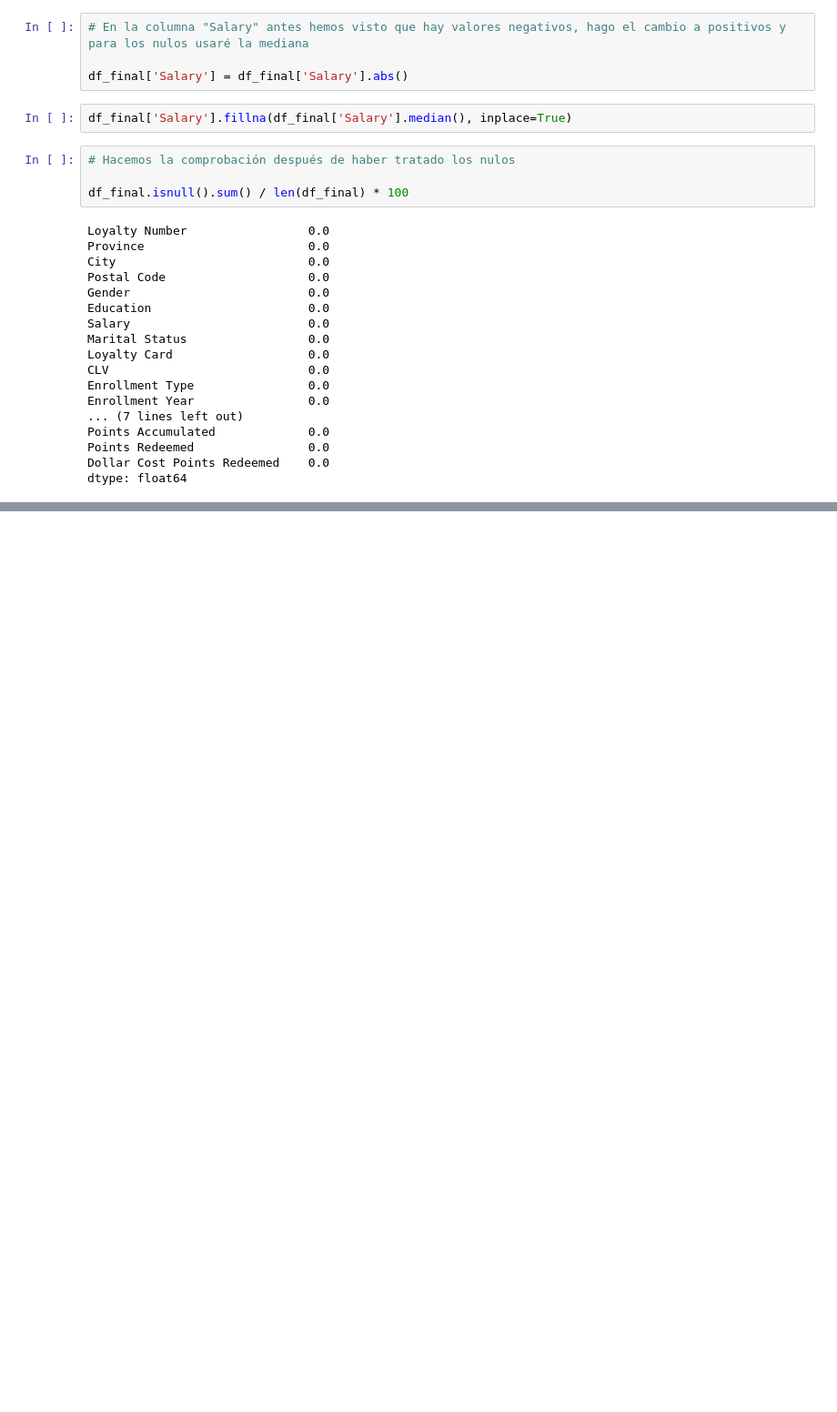
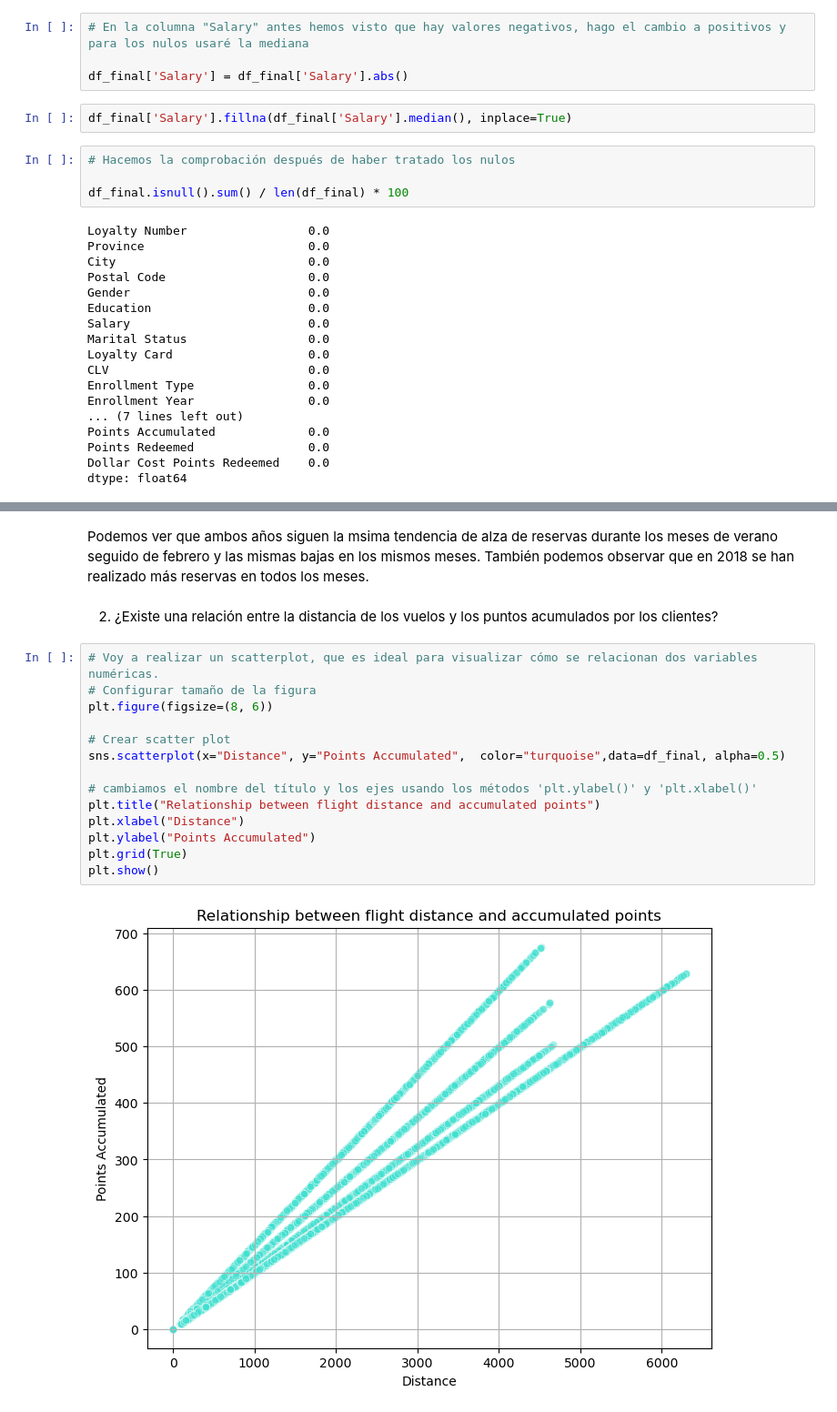
Before and after one commit to Adalab/bda-modulo-3-evaluacion-final-palomerocarolina, a Jupyter notebook: Evaluación_final3.ipynb, the cells around one changed output, grey strips where cells are left out. Shown at 91% size. Cells and saved outputs as stored; diff of their text form; blank space fills up the shorter version.

```diff
--- a/Evaluación_final3.ipynb
+++ b/Evaluación_final3.ipynb
@@ -491,0 +531,20 @@ dtype: float64
+# %% [markdown]
+ Podemos ver que ambos años siguen la msima tendencia de alza de reservas durante los meses de verano seguido de febrero y las mismas bajas en los mismos meses. También podemos observar que en 2018 se han realizado más reservas en todos los meses.
+# %% [markdown]
+2. ¿Existe una relación entre la distancia de los vuelos y los puntos acumulados por los clientes?
+# %%
+# Voy a realizar un scatterplot, que es ideal para visualizar cómo se relacionan dos variables numéricas.
+# Configurar tamaño de la figura
+plt.figure(figsize=(8, 6))
+
+# Crear scatter plot
+sns.scatterplot(x="Distance", y="Points Accumulated",  color="turquoise",data=df_final, alpha=0.5)
+
+# cambiamos el nombre del título y los ejes usando los métodos 'plt.ylabel()' y 'plt.xlabel()'
+plt.title("Relationship between flight distance and accumulated points")
+plt.xlabel("Distance")
+plt.ylabel("Points Accumulated")
+plt.grid(True)
+plt.show()
+# %% [output]
+[figure, added]
```
Also changed, not shown: parts of 20 cells of this notebook.
